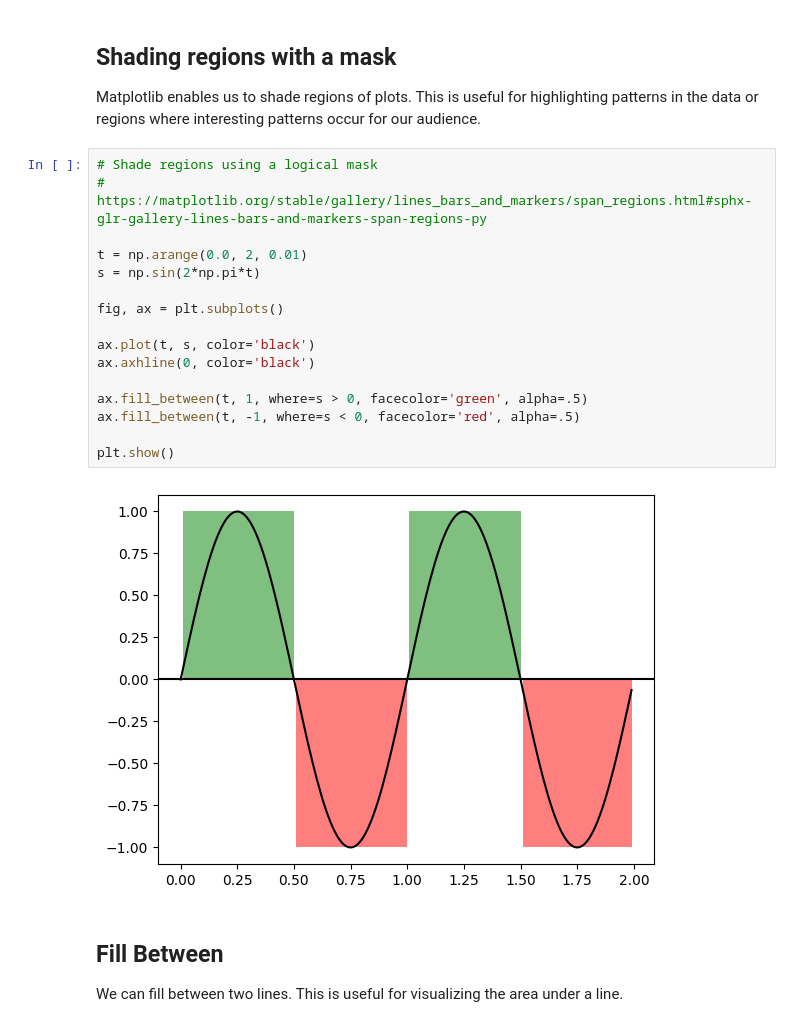
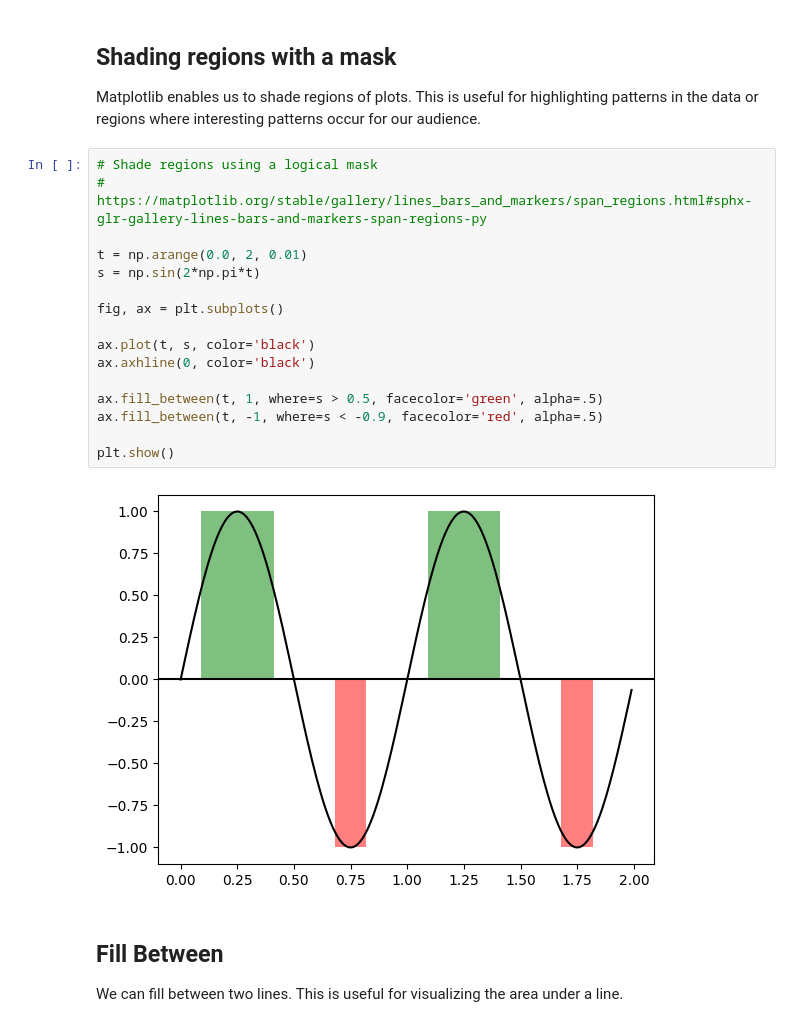
Before and after one commit to ruc-data-viz/2024-spring-class-04, a Jupyter notebook: notebooks/03-matplotlib-plots.ipynb, the cells around one changed output. Saved outputs shown, nothing was run; the diff lists cells and outputs as text.

```diff
--- a/notebooks/03-matplotlib-plots.ipynb
+++ b/notebooks/03-matplotlib-plots.ipynb
@@ -136,21 +136,21 @@ Matplotlib enables us to shade regions of plots. This is useful for highlighting
 # %%
 # Shade regions using a logical mask
 # https://matplotlib.org/stable/gallery/lines_bars_and_markers/span_regions.html#sphx-glr-gallery-lines-bars-and-markers-span-regions-py
 
 t = np.arange(0.0, 2, 0.01)
 s = np.sin(2*np.pi*t)
 
 fig, ax = plt.subplots()
 
 ax.plot(t, s, color='black')
 ax.axhline(0, color='black')
 
-ax.fill_between(t, 1, where=s > 0, facecolor='green', alpha=.5)
-ax.fill_between(t, -1, where=s < 0, facecolor='red', alpha=.5)
+ax.fill_between(t, 1, where=s > 0.5, facecolor='green', alpha=.5)
+ax.fill_between(t, -1, where=s < -0.9, facecolor='red', alpha=.5)
 
 plt.show()
 # %% [output]
-[figure, old version]
+[figure, new version]
 # %% [markdown]
 ## Fill Between
 
```
Also changed, not shown: parts of 1 cell of this notebook, 2 other files.
